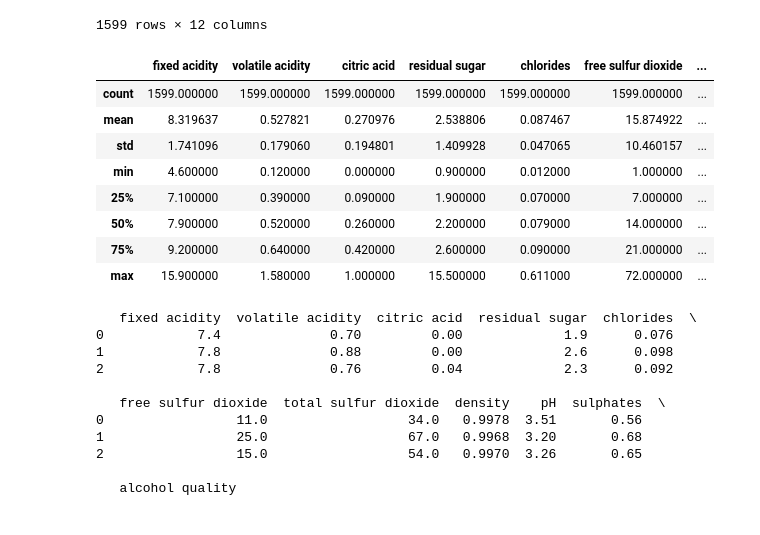
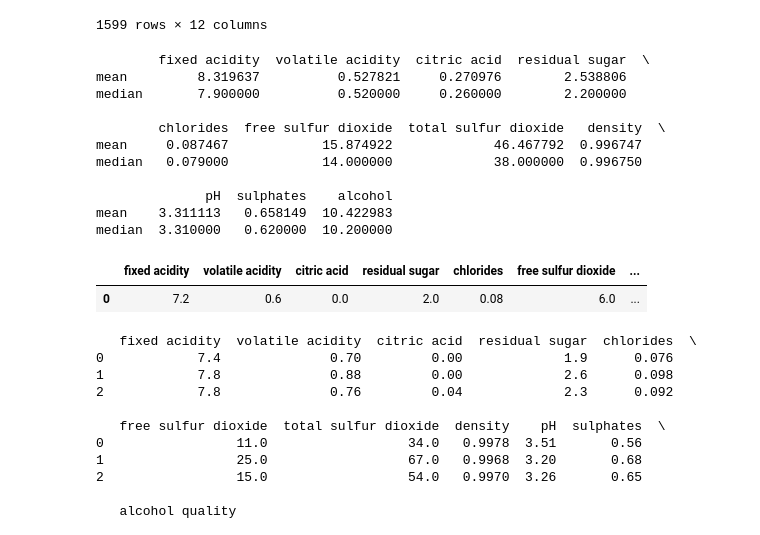
Before and after one commit to tendrbeik/Machine_Learning, a Jupyter notebook: LR_3.ipynb, the cells around one changed output. Cells and saved outputs as stored; diff of their text form; code cells hidden in the pictures.

```diff
--- a/LR_3.ipynb
+++ b/LR_3.ipynb
@@ -23,17 +23,23 @@ data_wine
 | 1598 | 6.0 | 0.310 | 0.47 | 3.6 | 0.067 | 18.0 | ... |
 1599 rows × 12 columns
 # %%
-data_wine.describe()
+#data_wine_agg = data_wine.copy()
+print(data_wine.iloc[:,0:11].agg(['mean','median']))
+data_wine.mode()
 # %% [output]
+        fixed acidity  volatile acidity  citric acid  residual sugar  \
+mean         8.319637          0.527821     0.270976        2.538806
+median       7.900000          0.520000     0.260000        2.200000
+
+        chlorides  free sulfur dioxide  total sulfur dioxide   density  \
+mean     0.087467            15.874922             46.467792  0.996747
+median   0.079000            14.000000             38.000000  0.996750
+
+              pH  sulphates    alcohol
+mean    3.311113   0.658149  10.422983
+median  3.310000   0.620000  10.200000
 |  | fixed acidity | volatile acidity | citric acid | residual sugar | chlorides | free sulfur dioxide | ... |
-| count | 1599.000000 | 1599.000000 | 1599.000000 | 1599.000000 | 1599.000000 | 1599.000000 | ... |
-| mean | 8.319637 | 0.527821 | 0.270976 | 2.538806 | 0.087467 | 15.874922 | ... |
-| std | 1.741096 | 0.179060 | 0.194801 | 1.409928 | 0.047065 | 10.460157 | ... |
-| min | 4.600000 | 0.120000 | 0.000000 | 0.900000 | 0.012000 | 1.000000 | ... |
-| 25% | 7.100000 | 0.390000 | 0.090000 | 1.900000 | 0.070000 | 7.000000 | ... |
-| 50% | 7.900000 | 0.520000 | 0.260000 | 2.200000 | 0.079000 | 14.000000 | ... |
-| 75% | 9.200000 | 0.640000 | 0.420000 | 2.600000 | 0.090000 | 21.000000 | ... |
-| max | 15.900000 | 1.580000 | 1.000000 | 15.500000 | 0.611000 | 72.000000 | ... |
+| 0 | 7.2 | 0.6 | 0.0 | 2.0 | 0.08 | 6.0 | ... |
 # %%
 print(data_wine.head(3))
 quality_col = pd.Series(data=np.zeros(data_wine.shape[0]),name='intQuality')
```
Also changed, not shown: parts of 2 cells of this notebook.
